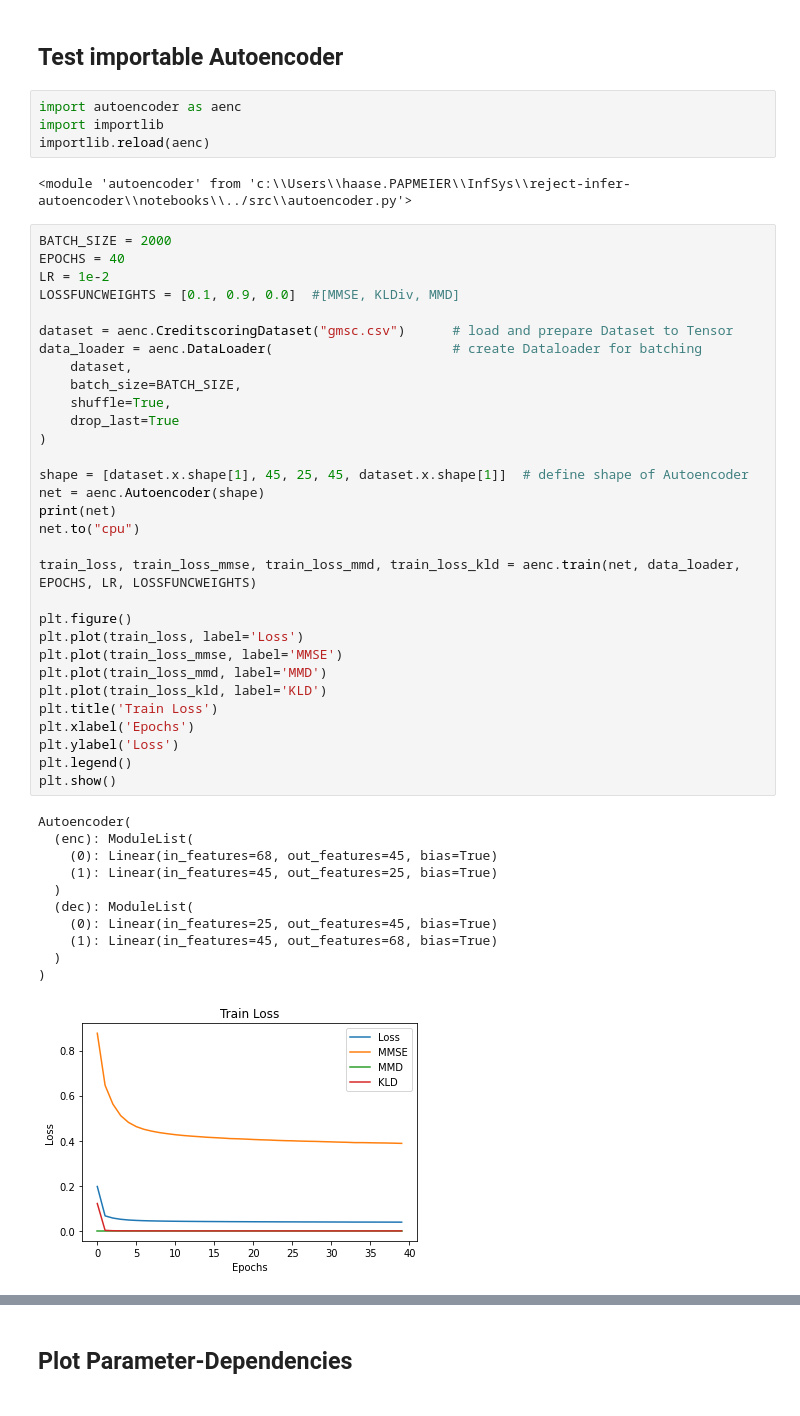
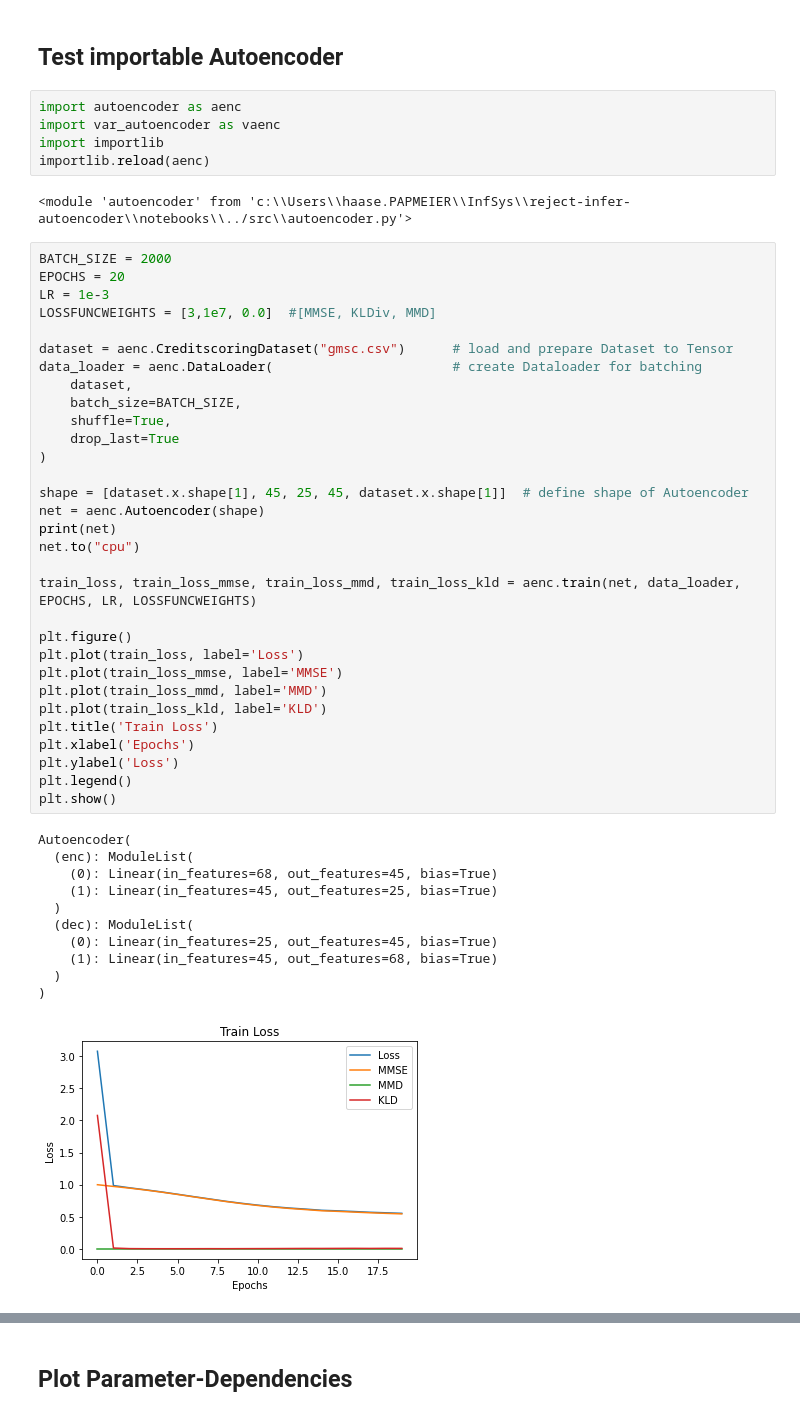
Before and after one commit to lukasvoege/reject-infer-autoencoder, a Jupyter notebook: notebooks/playground.ipynb, the cells around one changed output, grey strips where cells are left out. Saved outputs shown, nothing was run; the diff lists cells and outputs as text.

Commit message:
test autoencoders fixed ratio

```diff
--- a/notebooks/playground.ipynb
+++ b/notebooks/playground.ipynb
@@ -79,15 +79,16 @@ print(h.measure_bias(metrics["oracle"]["holdout"]['roc_auc'], metrics["model"]["
 ## Test importable Autoencoder
 # %%
 import autoencoder as aenc
+import var_autoencoder as vaenc
 import importlib
 importlib.reload(aenc)
 # %% [output]
 <module 'autoencoder' from 'c:\\Users\\haase.PAPMEIER\\InfSys\\reject-infer-autoencoder\\notebooks\\../src\\autoencoder.py'>
 # %%
 BATCH_SIZE = 2000
-EPOCHS = 40
-LR = 1e-2
-LOSSFUNCWEIGHTS = [0.1, 0.9, 0.0]  #[MMSE, KLDiv, MMD]
+EPOCHS = 20
+LR = 1e-3
+LOSSFUNCWEIGHTS = [3,1e7, 0.0]  #[MMSE, KLDiv, MMD]
 
 dataset = aenc.CreditscoringDataset("gmsc.csv")      # load and prepare Dataset to Tensor
 data_loader = aenc.DataLoader(                       # create Dataloader for batching
@@ -98,34 +99,34 @@ data_loader = aenc.DataLoader(                       # create Dataloader for bat
 )
 
 shape = [dataset.x.shape[1], 45, 25, 45, dataset.x.shape[1]]  # define shape of Autoencoder
 net = aenc.Autoencoder(shape)
 print(net)
 net.to("cpu")
 
 train_loss, train_loss_mmse, train_loss_mmd, train_loss_kld = aenc.train(net, data_loader, EPOCHS, LR, LOSSFUNCWEIGHTS)
 
 plt.figure()
 plt.plot(train_loss, label='Loss')
 plt.plot(train_loss_mmse, label='MMSE')
 plt.plot(train_loss_mmd, label='MMD')
 plt.plot(train_loss_kld, label='KLD')
 plt.title('Train Loss')
 plt.xlabel('Epochs')
 plt.ylabel('Loss')
 plt.legend()
 plt.show()
 # %% [output]
 Autoencoder(
   (enc): ModuleList(
     (0): Linear(in_features=68, out_features=45, bias=True)
     (1): Linear(in_features=45, out_features=25, bias=True)
   )
   (dec): ModuleList(
     (0): Linear(in_features=25, out_features=45, bias=True)
     (1): Linear(in_features=45, out_features=68, bias=True)
   )
 )
-[figure, old version]
+[figure, new version]
 # %%
 n_years = 20
 
```
Also changed, not shown: parts of 6 cells of this notebook, 2 other files.
